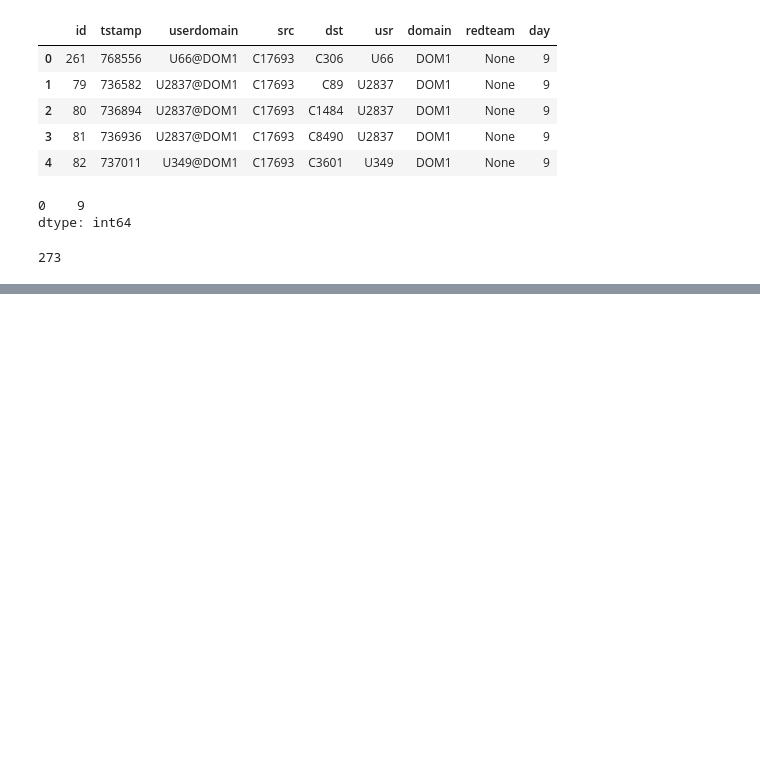
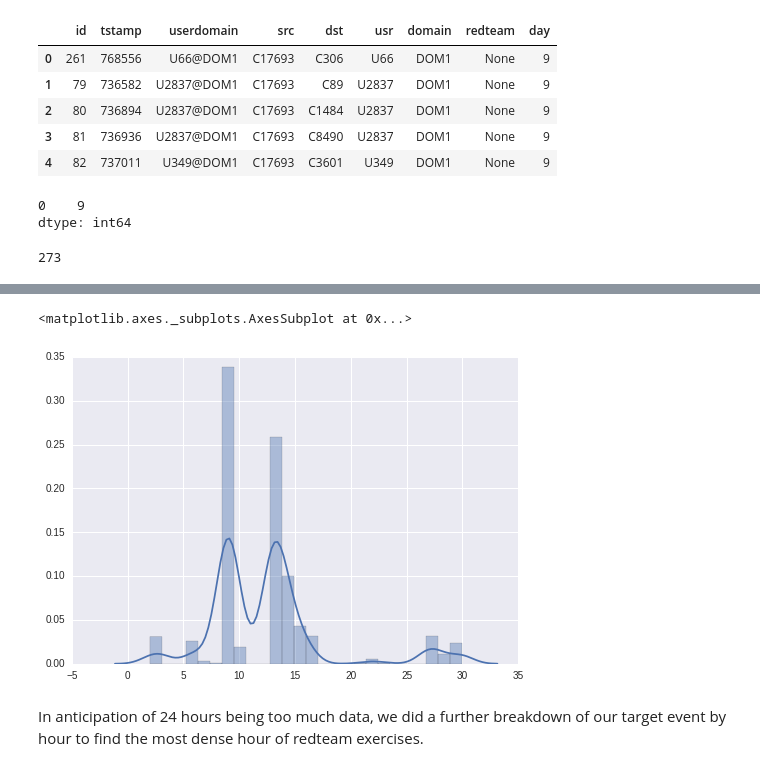
Before and after one commit to jstyczynski/DataScience-Capstone, a Jupyter notebook: Capstone Data Exploration.ipynb, the cells around one changed output, grey strips where cells are left out. Cells and saved outputs as stored; diff of their text form; code cells hidden in the pictures; blank space fills up the shorter version.

Commit message:
continued analysis and added visualizations

```diff
--- a/Capstone Data Exploration.ipynb
+++ b/Capstone Data Exploration.ipynb
@@ -205,0 +205,8 @@ print (counter)
+# %%
+day_visual = np.array(df['day'])
+sns.distplot(day_visual)
+# %% [output]
+<matplotlib.axes._subplots.AxesSubplot at 0x...>
+[figure, added]
+# %% [markdown]
+In anticipation of 24 hours being too much data, we did a further breakdown of our target event by hour to find the most dense hour of redteam exercises.
```
Also changed, not shown: parts of 24 cells of this notebook, 1 other file.
